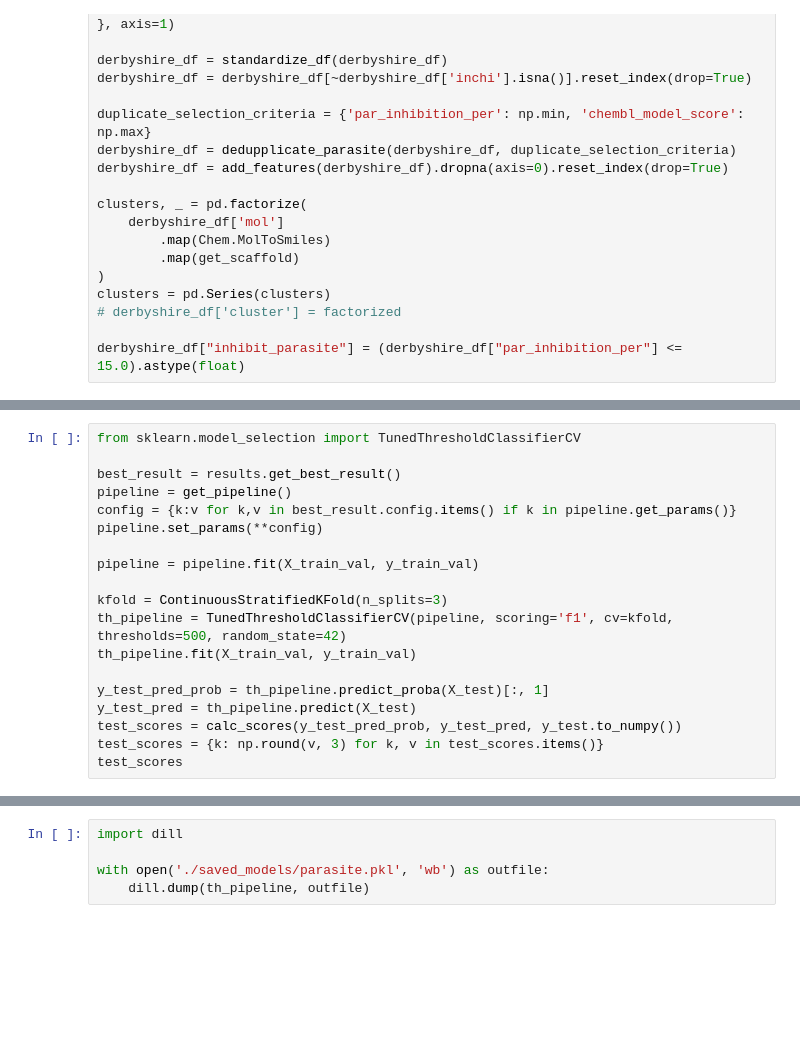
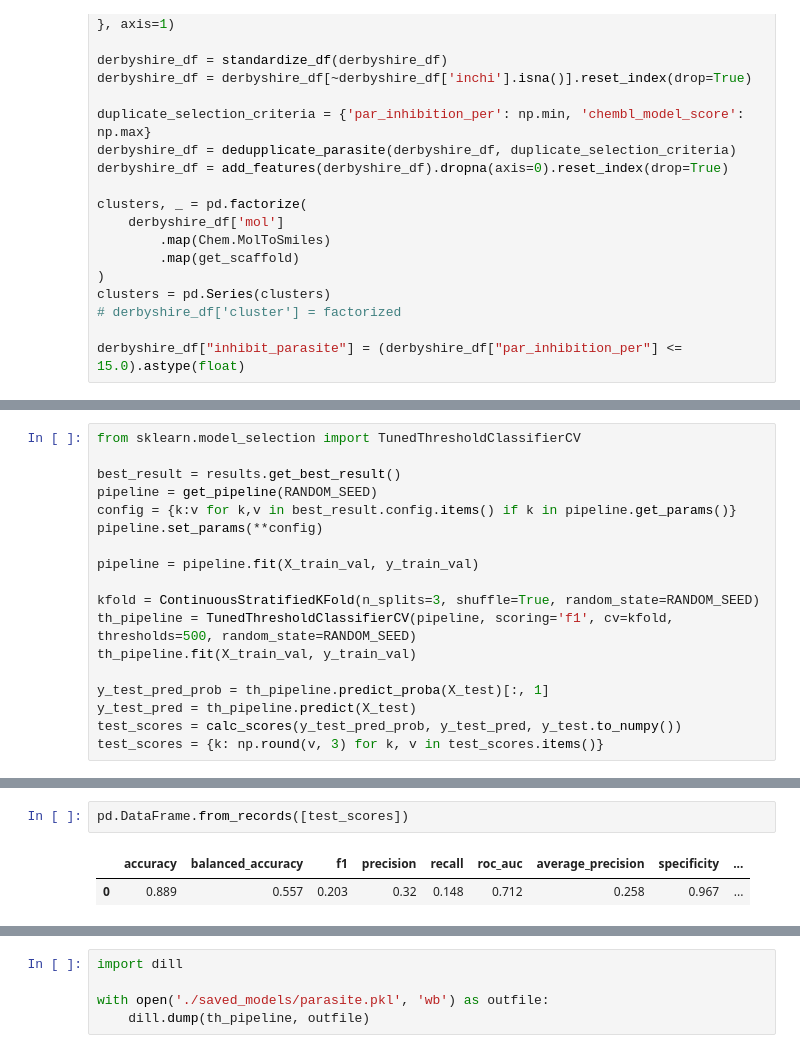
Before and after one commit to rahuldeve/malaria_model, a Jupyter notebook: parasite_v5.ipynb, the cells around one changed output, grey strips where cells are left out. Cells and saved outputs as stored; diff of their text form; blank space fills up the shorter version.

```diff
--- a/parasite_v5.ipynb
+++ b/parasite_v5.ipynb
@@ -171,18 +157,17 @@ Trial Status
 from sklearn.model_selection import TunedThresholdClassifierCV
 
 best_result = results.get_best_result()
-pipeline = get_pipeline()
+pipeline = get_pipeline(RANDOM_SEED)
 config = {k:v for k,v in best_result.config.items() if k in pipeline.get_params()}
 pipeline.set_params(**config)
 
 pipeline = pipeline.fit(X_train_val, y_train_val)
 
-kfold = ContinuousStratifiedKFold(n_splits=3)
-th_pipeline = TunedThresholdClassifierCV(pipeline, scoring='f1', cv=kfold, thresholds=500, random_state=42)
+kfold = ContinuousStratifiedKFold(n_splits=3, shuffle=True, random_state=RANDOM_SEED)
+th_pipeline = TunedThresholdClassifierCV(pipeline, scoring='f1', cv=kfold, thresholds=500, random_state=RANDOM_SEED)
 th_pipeline.fit(X_train_val, y_train_val)
 
 y_test_pred_prob = th_pipeline.predict_proba(X_test)[:, 1]
 y_test_pred = th_pipeline.predict(X_test)
 test_scores = calc_scores(y_test_pred_prob, y_test_pred, y_test.to_numpy())
 test_scores = {k: np.round(v, 3) for k, v in test_scores.items()}
-test_scores
@@ -207,0 +174,5 @@ best_result.metrics_dataframe
+# %%
+pd.DataFrame.from_records([test_scores])
+# %% [output]
+|  | accuracy | balanced_accuracy | f1 | precision | recall | roc_auc | average_precision | specificity | ... |
+| 0 | 0.889 | 0.557 | 0.203 | 0.32 | 0.148 | 0.712 | 0.258 | 0.967 | ... |
```
Also changed, not shown: parts of 11 cells of this notebook, 2 other files.
